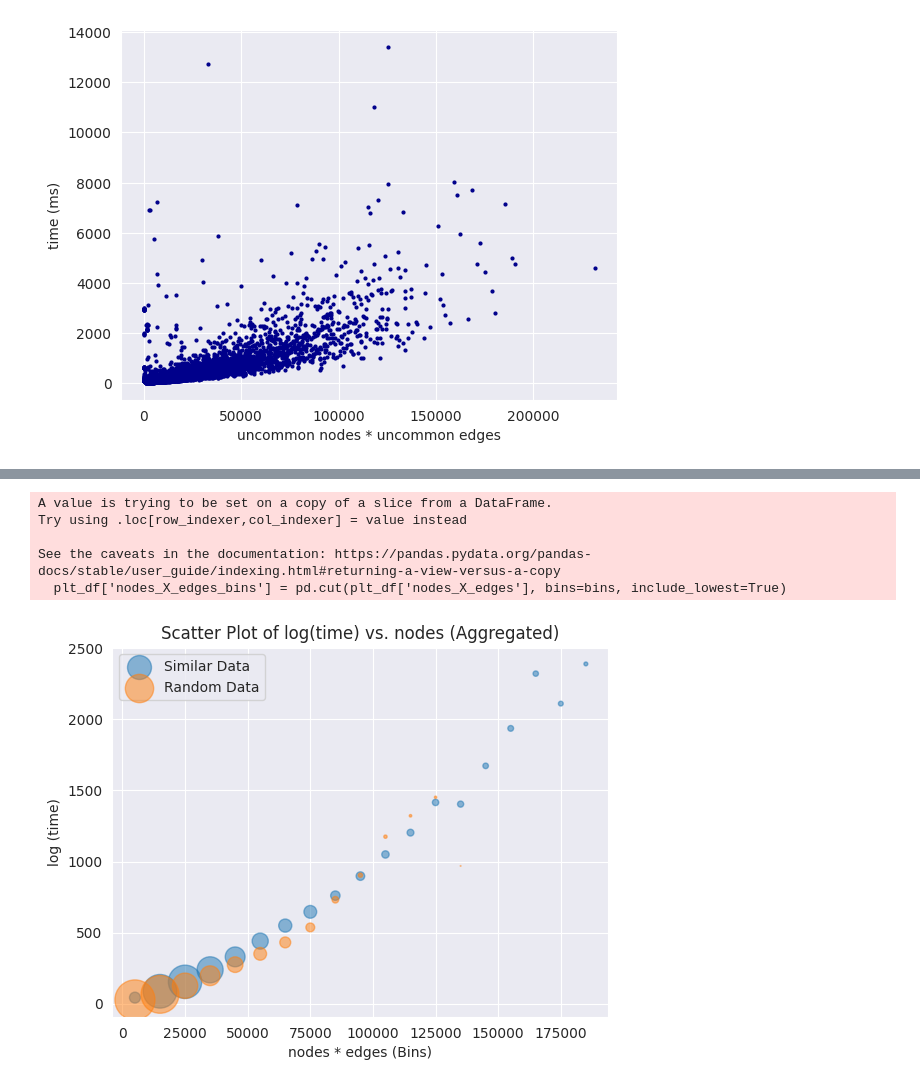
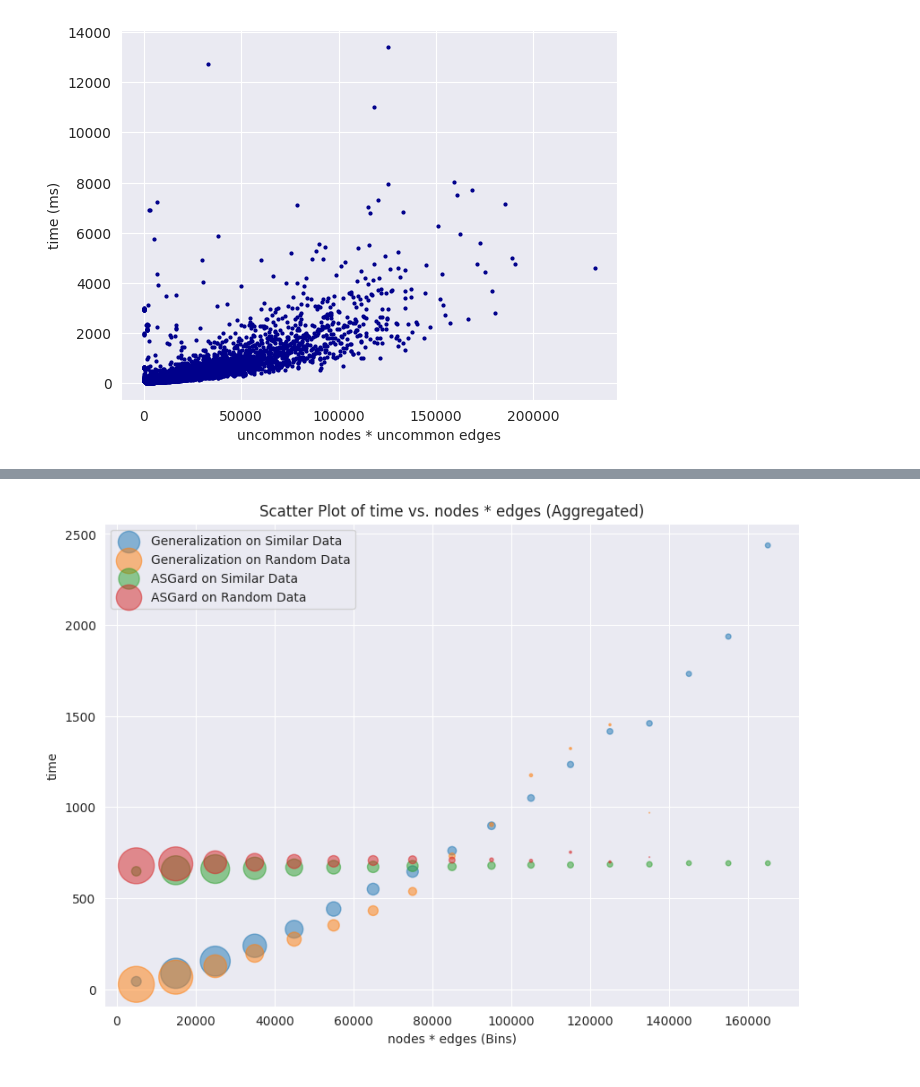
Before and after one commit to mreza-kiani/graph-generalization-algorithm, a Jupyter notebook: src/main/resources/scripts/performance/CodeSearchNet/analyzer.ipynb, the cells around one changed output, grey strips where cells are left out. Drawn from its saved outputs; the diff is of its cells as text; code cells hidden in the pictures.

```diff
--- a/src/main/resources/scripts/performance/CodeSearchNet/analyzer.ipynb
+++ b/src/main/resources/scripts/performance/CodeSearchNet/analyzer.ipynb
@@ -51,9 +51,13 @@ def linear_regression_of(df, x_column, y_column, x_label=None, y_label=None, tit
     print(data)
 # %%
 df = pd.read_csv("AggregatedData.csv")
+may_df = pd.read_csv("ASGardOnSimilarData.csv")
 random_df = pd.read_csv("RandomAggregatedData.csv")
+may_random_df = pd.read_csv("ASGardOnRandomData.csv")
 add_more_info(df)
+add_more_info(may_df)
 add_more_info(random_df)
+add_more_info(may_random_df)
 df.head()
 # %% [output]
 |  | name | generalization_nodes | generalization_edges | generalization_node_variables | generalization_edge_variables | ... |
@@ -78,0 +74,8 @@ df.describe()
+# %%
+import math
+may_df = pd.read_csv("ASGardOnRandomData.csv")
+times_names=[f'time{i}' for i in range(5)]
+# may_df['times_count'] = may_df.apply(lambda x: 10 if pd.notna(x['time5']) else 5, axis=1)
+may_df['avg_time'] = may_df.apply(lambda x: sum(x[times_names])/5, axis=1)
+may_df['std_dev'] = may_df.apply(lambda x: math.sqrt(sum(map(lambda y: (x[y] - x['avg_time']) ** 2, times_names)) / 5), axis=1)
+may_df
@@ -287,48 +406,52 @@ linear_regression_of(plt_df, 'nodes_X_edges', 'avg_time', x_label='nodes * edges
 # %%
 quantile = df['avg_time'].quantile(0.99)
 plt_df = df[df['avg_time'] < quantile]
 
 # Define the bin edges for 'MetricA' range
 # 0.0 - 1_000_000
-bins = [10_000 * i for i in range(20)]
+bins = [10_000 * i for i in range(18)]
 
 # Create a new column 'MetricA_bin' by binning 'MetricA' values
-plt_df['nodes_X_edges_bins'] = pd.cut(plt_df['nodes_X_edges'], bins=bins, include_lowest=True)
+df['nodes_X_edges_bins'] = pd.cut(df['nodes_X_edges'], bins=bins, include_lowest=True)
 random_df['nodes_X_edges_bins'] = pd.cut(random_df['nodes_X_edges'], bins=bins, include_lowest=True)
+may_df['nodes_X_edges_bins'] = pd.cut(may_df['nodes_X_edges'], bins=bins, include_lowest=True)
+may_random_df['nodes_X_edges_bins'] = pd.cut(may_random_df['nodes_X_edges'], bins=bins, include_lowest=True)
 
 # Group the data by 'MetricA_bin' and calculate the mean of 'MetricB'
-grouped_1_data = plt_df.groupby('nodes_X_edges_bins')['avg_time'].mean().reset_index()
+grouped_1_data = df.groupby('nodes_X_edges_bins')['avg_time'].mean().reset_index()
 grouped_1_data['nodes_X_edges_bins_numeric'] = grouped_1_data['nodes_X_edges_bins'].apply(lambda x: x.mid)
-grouped_1_data['weights'] = plt_df.groupby('nodes_X_edges_bins')['avg_time'].count().reset_index()['avg_time'] / 4
+grouped_1_data['weights'] = df.groupby('nodes_X_edges_bins')['avg_time'].count().reset_index()['avg_time'] / 4
 
 grouped_2_data = random_df.groupby('nodes_X_edges_bins')['avg_time'].mean().reset_index()
 grouped_2_data['nodes_X_edges_bins_numeric'] = grouped_2_data['nodes_X_edges_bins'].apply(lambda x: x.mid)
 grouped_2_data['weights'] = random_df.groupby('nodes_X_edges_bins')['avg_time'].count().reset_index()['avg_time'] / 4
 
-# grouped_3_data = plt_df.groupby('nodes_bin')['avg_time_x'].mean().reset_index()
-# grouped_3_data['nodes_bin_numeric'] = grouped_3_data['nodes_bin'].apply(lambda x: x.mid)
-# grouped_3_data['weights'] = plt_df.groupby('nodes_bin')['avg_time_x'].count().reset_index()['avg_time_x'] / 4
+grouped_3_data = may_df.groupby('nodes_X_edges_bins')['avg_time'].mean().reset_index()
+grouped_3_data['nodes_X_edges_bins_numeric'] = grouped_3_data['nodes_X_edges_bins'].apply(lambda x: x.mid)
+grouped_3_data['weights'] = may_df.groupby('nodes_X_edges_bins')['avg_time'].count().reset_index()['avg_time'] / 4
+
+grouped_4_data = may_random_df.groupby('nodes_X_edges_bins')['avg_time'].mean().reset_index()
+grouped_4_data['nodes_X_edges_bins_numeric'] = grouped_4_data['nodes_X_edges_bins'].apply(lambda x: x.mid)
+grouped_4_data['weights'] = may_random_df.groupby('nodes_X_edges_bins')['avg_time'].count().reset_index()['avg_time'] / 4
+
+plt.figure(figsize=(10, 7))
 
 # Create a scatter plot
-plt.scatter(grouped_1_data['nodes_X_edges_bins_numeric'], grouped_1_data['avg_time'], label='Similar Data', s=grouped_1_data['weights'], alpha=0.5)
-plt.scatter(grouped_2_data['nodes_X_edges_bins_numeric'], grouped_2_data['avg_time'], label='Random Data', s=grouped_2_data['weights'], alpha=0.5)
-# plt.scatter(grouped_3_data['nodes_bin_numeric'], grouped_3_data['avg_time_x'], label='Old Generalization', s=grouped_3_data['weights'], alpha=0.5)
+plt.scatter(grouped_1_data['nodes_X_edges_bins_numeric'], grouped_1_data['avg_time'], label='Generalization on Similar Data', s=grouped_1_data['weights'], alpha=0.5)
+plt.scatter(grouped_2_data['nodes_X_edges_bins_numeric'], grouped_2_data['avg_time'], label='Generalization on Random Data', s=grouped_2_data['weights'], alpha=0.5)
+plt.scatter(grouped_3_data['nodes_X_edges_bins_numeric'], grouped_3_data['avg_time'], label='ASGard on Similar Data', s=grouped_3_data['weights'], alpha=0.5)
+plt.scatter(grouped_4_data['nodes_X_edges_bins_numeric'], grouped_4_data['avg_time'], label='ASGard on Random Data', s=grouped_4_data['weights'], alpha=0.5)
 
 # Customize the plot
 plt.xlabel('nodes * edges (Bins)')
-plt.ylabel('log (time)')
-plt.title('Scatter Plot of log(time) vs. nodes (Aggregated)')
+plt.ylabel('time')
+plt.title('Scatter Plot of time vs. nodes * edges (Aggregated)')
 plt.legend()
 
 # Display the
 plt.show()
 # %% [output]
-A value is trying to be set on a copy of a slice from a DataFrame.
-Try using .loc[row_indexer,col_indexer] = value instead
-
-See the caveats in the documentation: https://pandas.pydata.org/pandas-docs/stable/user_guide/indexing.html#returning-a-view-versus-a-copy
-  plt_df['nodes_X_edges_bins'] = pd.cut(plt_df['nodes_X_edges'], bins=bins, include_lowest=True)
-[figure, old version]
+[figure, new version]
 # %%
 linear_regression_of(df, 'log_nodes_X_edges', 'log_avg_time', x_label='log(nodes * edges)', y_label='log(time (ms))', title='Linear Regression')
 linear_regression_of(random_df, 'log_nodes_X_edges', 'log_avg_time', x_label='log(nodes * edges)', y_label='log(time (ms))', title='Linear Regression')
```
Also changed, not shown: parts of 21 cells of this notebook, 9 other files.
